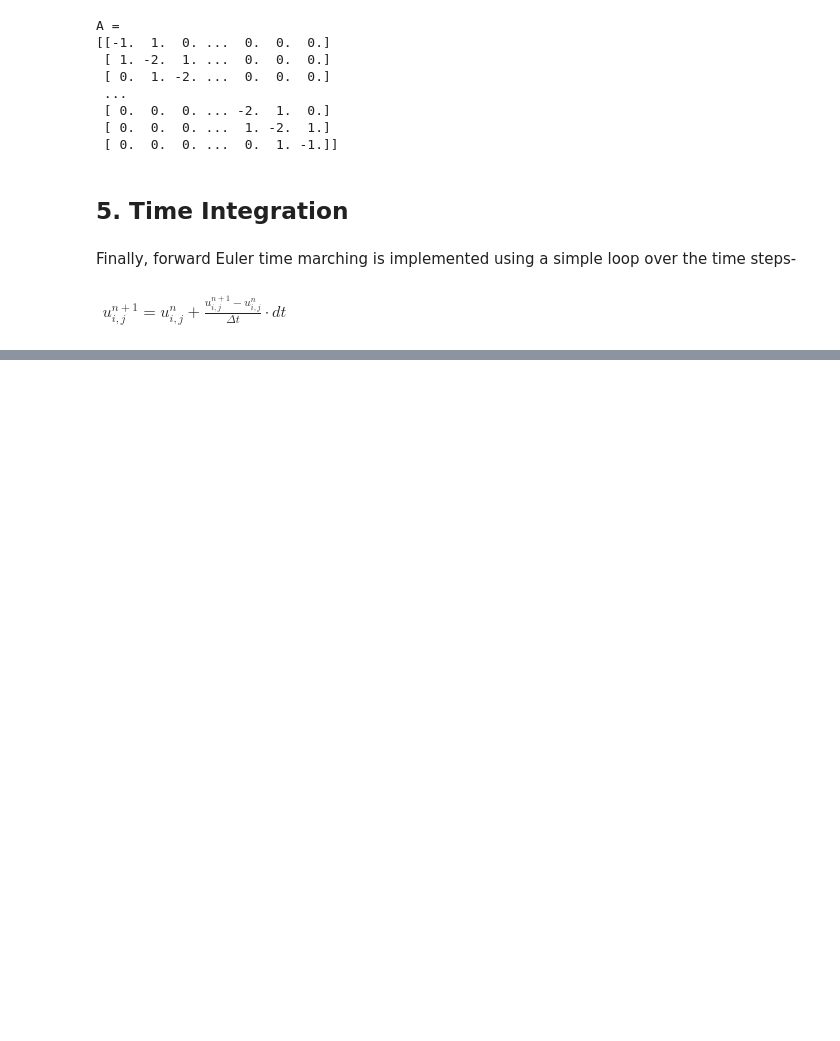
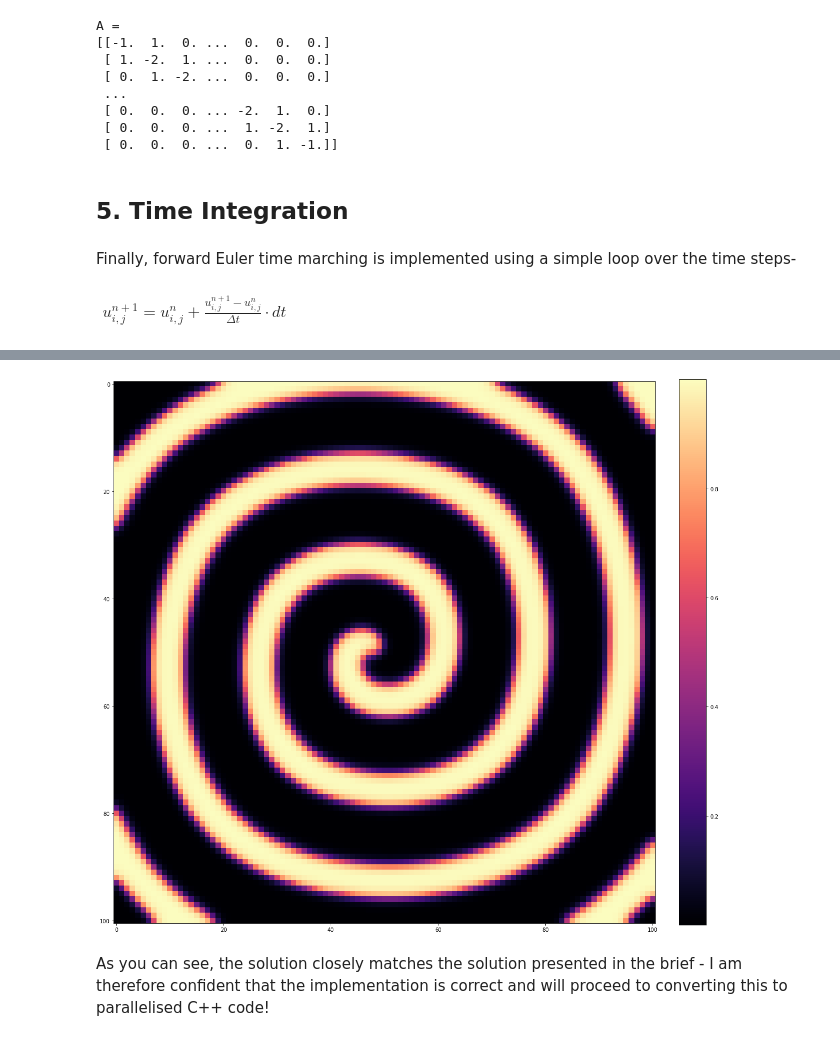
Before and after one commit to raihaan123/HPC, a Jupyter notebook: Python/solution.ipynb, the cells around one changed output, grey strips where cells are left out. Drawn from its saved outputs; the diff is of its cells as text; code cells hidden in the pictures; blank space fills up the shorter version.

```diff
--- a/Python/solution.ipynb
+++ b/Python/solution.ipynb
@@ -55,7 +46,7 @@ a       = 0.75
 b       = 0.06
 mu1     = 5.0
 mu2     = 0.0
-epsilon = 50
+epsilon = 50.0
 # %% [markdown]
 To solve this problem, we're asked to implement forward Euler time marching. So additionally, spatial and temporal discretisation are required - therefore $dx$, $dy$ ($h^2 = dx \cdot dy$) and $dt$ need to be defined, along with $N_x$, $N_y$ and $T$ - the number of discrete nodes in x and y, and the total integration time-
 # %%
@@ -64,8 +55,8 @@ dx      = 1
 dy      = 1
 Nx      = 101
 Ny      = 101
-dt      = 1e-3
-t       = 10
+dt      = 0.001
+t       = 100
 
 # Initialise the X, Y and T discrete arrays
 X = np.arange(0, Nx, dx)
@@ -103,17 +94,21 @@ Initial conditions are simple enough - for $y > L_y/2 \rightarrow u = 1$ and 0 o
 Note that $L_x$ and $L_y$ are the lengths of the domain in the x and y directions - $N_x * dx$ and $N_y * dy$ respectively.
 # %%
 # Initialising U and V - in Python, we can use the np.where() function to query the x and y arrays
-U = np.where(Y > Ny*dy/2, 1, 0)
-U = np.tile(U, (Nx, 1))
-U = U.T
+def setInitialConditions():
+    U = np.where(Y > Ny*dy/2, 1, 0).T.astype(np.float32)
+    U = np.tile(U, (Nx, 1))
 
-V = np.where(X < Nx*dx/2, a/2, 0)
-V = np.tile(V, (Ny, 1))
+    V = np.where(X < Nx*dx/2, a/2, 0)
+    V = np.tile(V, (Ny, 1))
 
-# Note that the indicies correspond to the x and y coordinates and so the matrices appear flipped about the x axis
-# print(f"\n\
-# Initial U = \n{U} \n\n\
-# Initial V = \n{V}")
+    # Note that the indicies correspond to the x and y coordinates and so the matrices are not correctly oriented - U needs a 90 degree rotation anticlockwise
+    U = np.rot90(U, 1)
+
+    print(f"\n\
+    Initial U = \n{U} --> Shape = {U.shape} \n\n\
+    Initial V = \n{V} --> Shape = {V.shape}")
+
+    return U, V
 # %% [markdown]
 ## 3. Central Differencing
 # %% [markdown]
@@ -256,0 +273,13 @@ array([[nan, nan, nan, ..., nan, nan, nan],
+# %%
+# Plot the final solution
+plt.figure(figsize=(20,20))
+plt.imshow(U, cmap='magma', interpolation='nearest')
+plt.colorbar(fraction=0.046, pad=0.04)
+
+# Save the final solution to figs/final_solution.png
+plt.savefig('figs/final_solution.png', dpi=300)
+plt.show()
+# %% [output]
+[figure, added]
+# %% [markdown]
+As you can see, the solution closely matches the solution presented in the brief - I am therefore confident that the implementation is correct and will proceed to converting this to parallelised C++ code!
```
Also changed, not shown: parts of 5 cells of this notebook, 6 other files.
